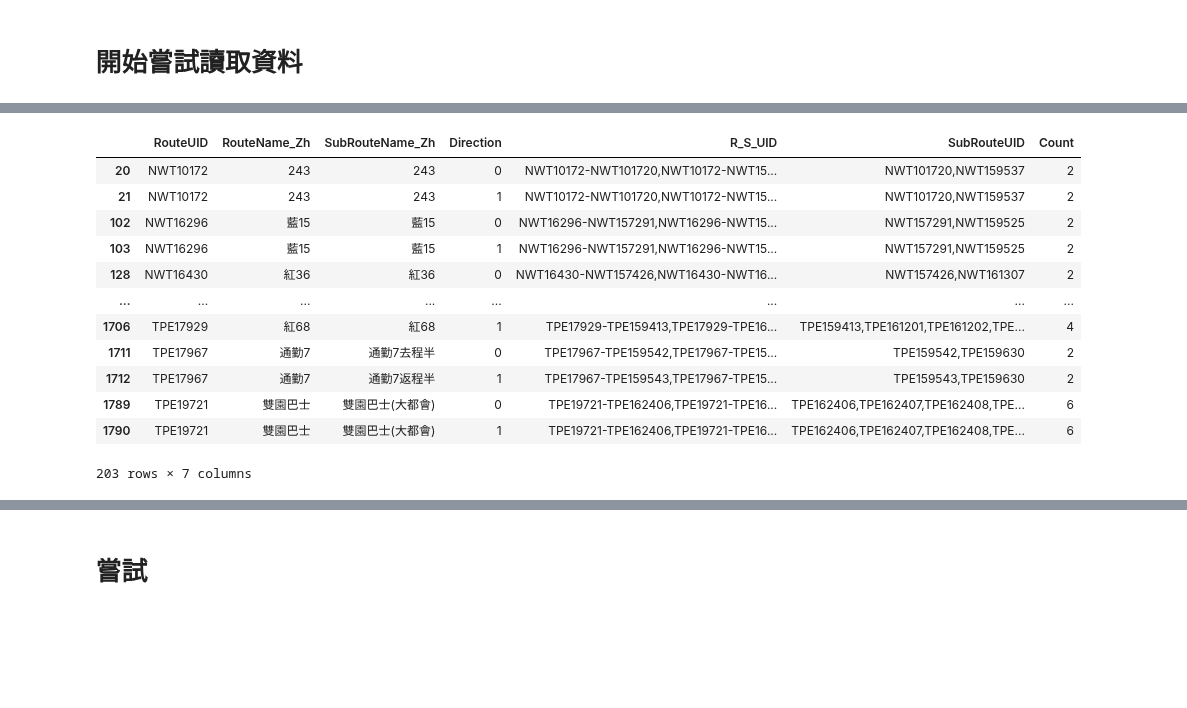
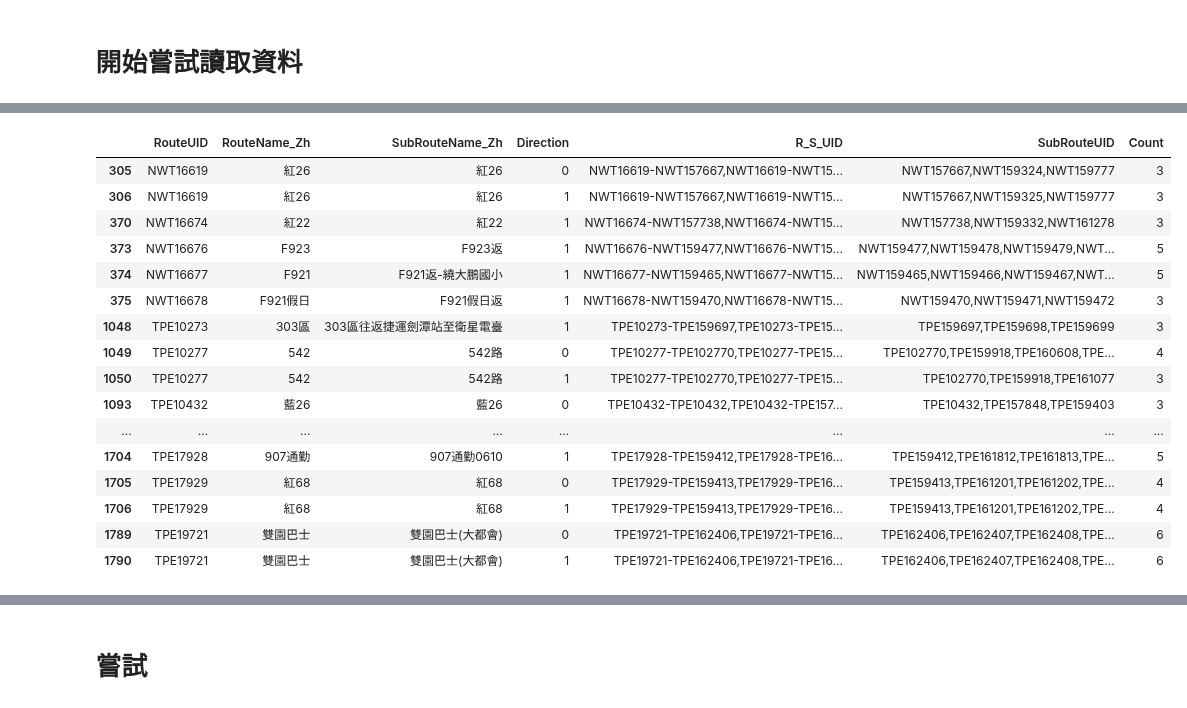
Before and after one commit to KaiChiehKJ/THI-6800-BusTicket, a Jupyter notebook: 02_公車路線shp拆分.ipynb, the cells around one changed output, grey strips where cells are left out. Cells and saved outputs as stored; diff of their text form; code cells hidden in the pictures; blank space fills up the shorter version.

```diff
--- a/02_公車路線shp拆分.ipynb
+++ b/02_公車路線shp拆分.ipynb
@@ -270,6 +270,9 @@ def read_seq(busstopseq_folder = os.path.join(os.getcwd(), '..', "00_TDX資料
             )
         )
 
+        df_seq['Ori_seq'] = df_seq['StopSequence']
+        df_seq['StopSequence'] = df_seq['Seq_real']
+
 
     return df_seq
 
@@ -513,7 +516,30 @@ def compare_uid_sets(A, B, Acol, Bcol, dropna=True):
         'B_common_df': B[B[Bcol].isin(common)],
         'B_only_df': B[B[Bcol].isin(only_B)],
     }
+
+def filter_by_keywords(df, filtercolumn, filterlist):
+    """
+    從指定欄位中，排除包含 filterlist 關鍵字的資料列
+
+    Parameters
+    ----------
+    df : pandas.DataFrame
+        原始資料
+    filtercolumn : str
+        要檢查關鍵字的欄位名稱
+    filterlist : list[str]
+        要排除的關鍵字清單
+
+    Returns
+    -------
+    pandas.DataFrame
+        過濾後的 DataFrame
+    """
+    pattern = '|'.join(map(str, filterlist))
+    return df[~df[filtercolumn].str.contains(pattern, na=False)]
 # %%
 df_seq = read_seq(busstopseq_folder = os.path.join(os.getcwd(), '..', "00_TDX資料下載", "01公車站序資料"))
 df_route = read_busroute(busroute_folder = os.path.join(os.getcwd(), '..', "00_TDX資料下載", "02公車路線資料"))
 df_routeinfo = read_routeinfo()
+
+df_seq = filter_by_keywords(df=df_seq, filtercolumn='SubRouteName_Zh', filterlist=['寵物'])
@@ -643,19 +603,23 @@ df_route[df_route['RouteUID'] == 'TPE17967']
 # %%
-temp[temp['Count'] > 1]
+temp[temp['Count'] > 2]
 # %% [output]
 |  | RouteUID | RouteName_Zh | SubRouteName_Zh | Direction | R_S_UID | SubRouteUID | Count |
-| 20 | NWT10172 | 243 | 243 | 0 | NWT10172-NWT101720,NWT10172-NWT15... | NWT101720,NWT159537 | 2 |
-| 21 | NWT10172 | 243 | 243 | 1 | NWT10172-NWT101720,NWT10172-NWT15... | NWT101720,NWT159537 | 2 |
-| 102 | NWT16296 | 藍15 | 藍15 | 0 | NWT16296-NWT157291,NWT16296-NWT15... | NWT157291,NWT159525 | 2 |
-| 103 | NWT16296 | 藍15 | 藍15 | 1 | NWT16296-NWT157291,NWT16296-NWT15... | NWT157291,NWT159525 | 2 |
-| 128 | NWT16430 | 紅36 | 紅36 | 0 | NWT16430-NWT157426,NWT16430-NWT16... | NWT157426,NWT161307 | 2 |
+| 305 | NWT16619 | 紅26 | 紅26 | 0 | NWT16619-NWT157667,NWT16619-NWT15... | NWT157667,NWT159324,NWT159777 | 3 |
+| 306 | NWT16619 | 紅26 | 紅26 | 1 | NWT16619-NWT157667,NWT16619-NWT15... | NWT157667,NWT159325,NWT159777 | 3 |
+| 370 | NWT16674 | 紅22 | 紅22 | 1 | NWT16674-NWT157738,NWT16674-NWT15... | NWT157738,NWT159332,NWT161278 | 3 |
+| 373 | NWT16676 | F923 | F923返 | 1 | NWT16676-NWT159477,NWT16676-NWT15... | NWT159477,NWT159478,NWT159479,NWT... | 5 |
+| 374 | NWT16677 | F921 | F921返-繞大鵬國小 | 1 | NWT16677-NWT159465,NWT16677-NWT15... | NWT159465,NWT159466,NWT159467,NWT... | 5 |
+| 375 | NWT16678 | F921假日 | F921假日返 | 1 | NWT16678-NWT159470,NWT16678-NWT15... | NWT159470,NWT159471,NWT159472 | 3 |
+| 1048 | TPE10273 | 303區 | 303區往返捷運劍潭站至衛星電臺 | 1 | TPE10273-TPE159697,TPE10273-TPE15... | TPE159697,TPE159698,TPE159699 | 3 |
+| 1049 | TPE10277 | 542 | 542路 | 0 | TPE10277-TPE102770,TPE10277-TPE15... | TPE102770,TPE159918,TPE160608,TPE... | 4 |
+| 1050 | TPE10277 | 542 | 542路 | 1 | TPE10277-TPE102770,TPE10277-TPE15... | TPE102770,TPE159918,TPE161077 | 3 |
+| 1093 | TPE10432 | 藍26 | 藍26 | 0 | TPE10432-TPE10432,TPE10432-TPE157... | TPE10432,TPE157848,TPE159403 | 3 |
 | ... | ... | ... | ... | ... | ... | ... | ... |
+| 1704 | TPE17928 | 907通勤 | 907通勤0610 | 1 | TPE17928-TPE159412,TPE17928-TPE16... | TPE159412,TPE161812,TPE161813,TPE... | 5 |
+| 1705 | TPE17929 | 紅68 | 紅68 | 0 | TPE17929-TPE159413,TPE17929-TPE16... | TPE159413,TPE161201,TPE161202,TPE... | 4 |
 | 1706 | TPE17929 | 紅68 | 紅68 | 1 | TPE17929-TPE159413,TPE17929-TPE16... | TPE159413,TPE161201,TPE161202,TPE... | 4 |
-| 1711 | TPE17967 | 通勤7 | 通勤7去程半 | 0 | TPE17967-TPE159542,TPE17967-TPE15... | TPE159542,TPE159630 | 2 |
-| 1712 | TPE17967 | 通勤7 | 通勤7返程半 | 1 | TPE17967-TPE159543,TPE17967-TPE15... | TPE159543,TPE159630 | 2 |
 | 1789 | TPE19721 | 雙園巴士 | 雙園巴士(大都會) | 0 | TPE19721-TPE162406,TPE19721-TPE16... | TPE162406,TPE162407,TPE162408,TPE... | 6 |
 | 1790 | TPE19721 | 雙園巴士 | 雙園巴士(大都會) | 1 | TPE19721-TPE162406,TPE19721-TPE16... | TPE162406,TPE162407,TPE162408,TPE... | 6 |
-203 rows × 7 columns
 # %%
 temp = onlyinroute.reindex(columns = reindex_columns).groupby(['RouteUID', 'Direction']).agg(Count=('SubRouteUID', 'count'),
                                                                                                RouteName_Zh = ('RouteName_Zh', 'first'),
```
Also changed, not shown: parts of 9 cells of this notebook.
